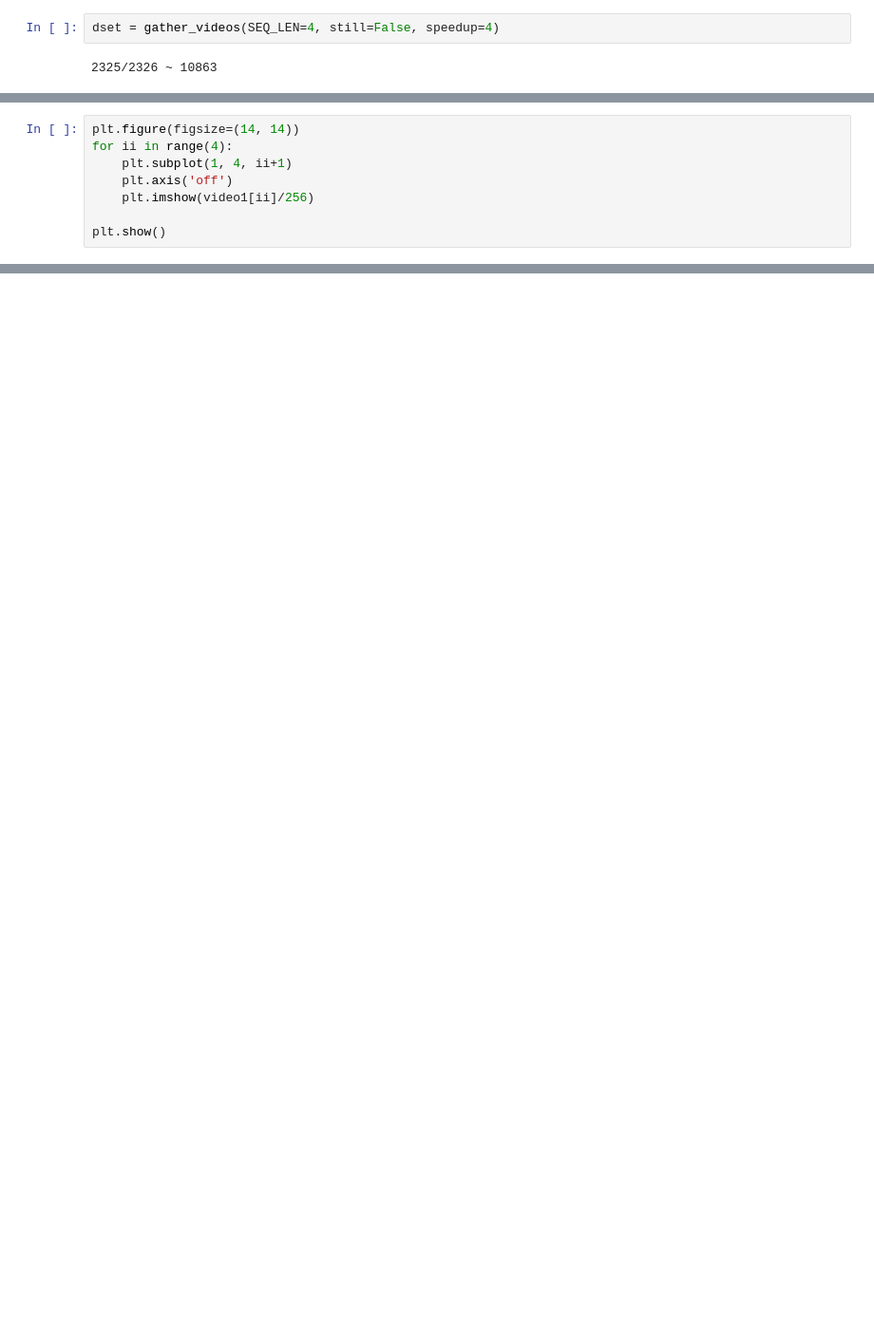
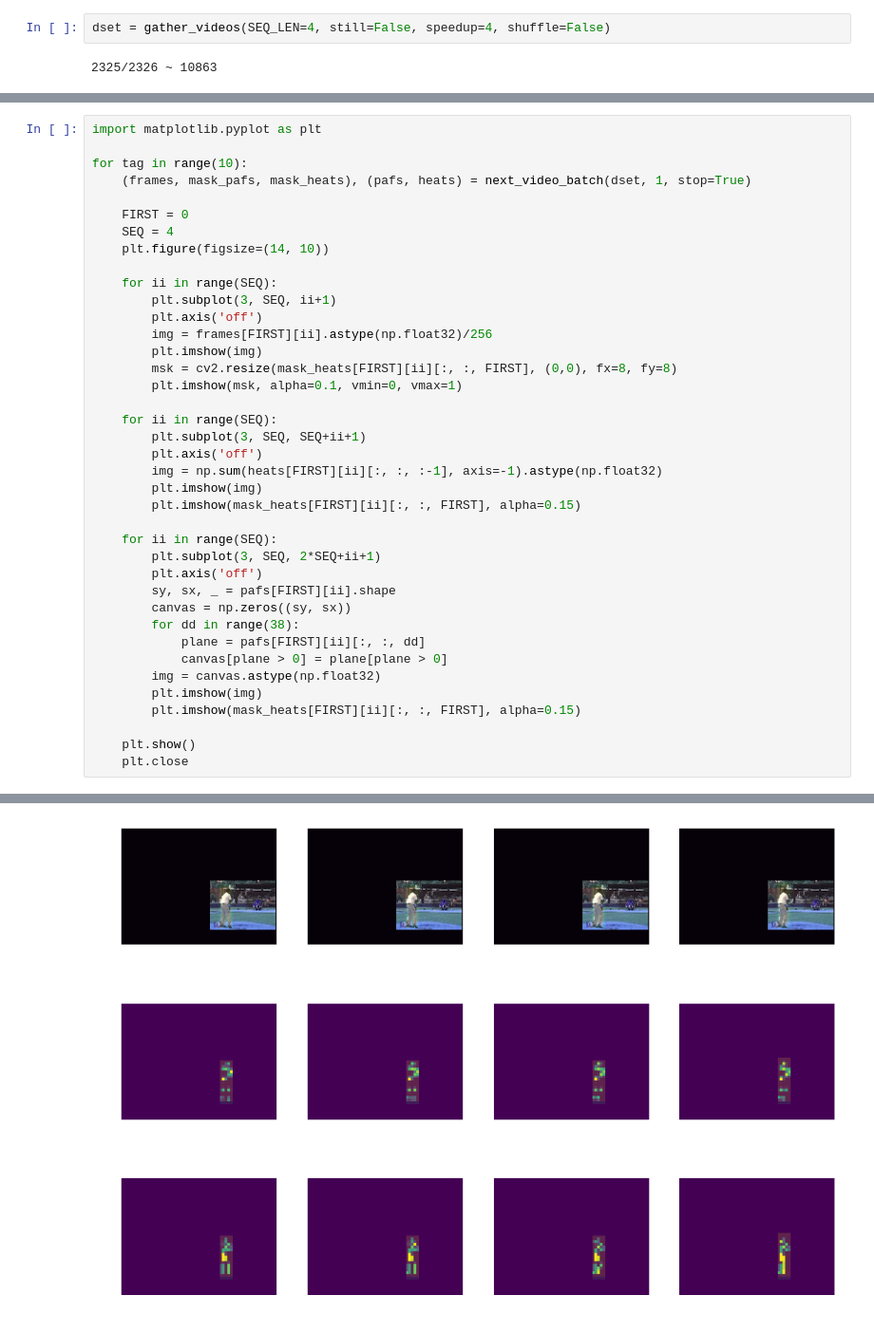
Before and after one commit to ul1994/lstm_tests, a Jupyter notebook: PreviewPenn.ipynb, the cells around one changed output, grey strips where cells are left out. Shown at 95% size. Saved outputs shown, nothing was run; the diff lists cells and outputs as text; blank space fills up the shorter version.

```diff
--- a/PreviewPenn.ipynb
+++ b/PreviewPenn.ipynb
@@ -7,4 +25,4 @@ from generate_video import *
 # %%
-dset = gather_videos(SEQ_LEN=4, still=False, speedup=4)
+dset = gather_videos(SEQ_LEN=4, still=False, speedup=4, shuffle=False)
 # %% [output]
 2325/2326 ~ 10863
@@ -89,8 +28,0 @@ plt.show()
-# %%
-plt.figure(figsize=(14, 14))
-for ii in range(4):
-    plt.subplot(1, 4, ii+1)
-    plt.axis('off')
-    plt.imshow(video1[ii]/256)
-
-plt.show()
@@ -98,0 +29,40 @@ plt.show()
+# %%
+import matplotlib.pyplot as plt
+
+for tag in range(10):
+    (frames, mask_pafs, mask_heats), (pafs, heats) = next_video_batch(dset, 1, stop=True)
+
+    FIRST = 0
+    SEQ = 4
+    plt.figure(figsize=(14, 10))
+
+    for ii in range(SEQ):
+        plt.subplot(3, SEQ, ii+1)
+        plt.axis('off')
+        img = frames[FIRST][ii].astype(np.float32)/256
+        plt.imshow(img)
+        msk = cv2.resize(mask_heats[FIRST][ii][:, :, FIRST], (0,0), fx=8, fy=8)
+        plt.imshow(msk, alpha=0.1, vmin=0, vmax=1)
+
+    for ii in range(SEQ):
+        plt.subplot(3, SEQ, SEQ+ii+1)
+        plt.axis('off')
+        img = np.sum(heats[FIRST][ii][:, :, :-1], axis=-1).astype(np.float32)
+        plt.imshow(img)
+        plt.imshow(mask_heats[FIRST][ii][:, :, FIRST], alpha=0.15)
+
+    for ii in range(SEQ):
+        plt.subplot(3, SEQ, 2*SEQ+ii+1)
+        plt.axis('off')
+        sy, sx, _ = pafs[FIRST][ii].shape
+        canvas = np.zeros((sy, sx))
+        for dd in range(38):
+            plane = pafs[FIRST][ii][:, :, dd]
+            canvas[plane > 0] = plane[plane > 0]
+        img = canvas.astype(np.float32)
+        plt.imshow(img)
+        plt.imshow(mask_heats[FIRST][ii][:, :, FIRST], alpha=0.15)
+
+    plt.show()
+    plt.close
+# %% [output]
@@ -98,0 +91 @@ plt.show()
+[figure, added]
```
Also changed, not shown: parts of 6 cells of this notebook, 2 other files.
